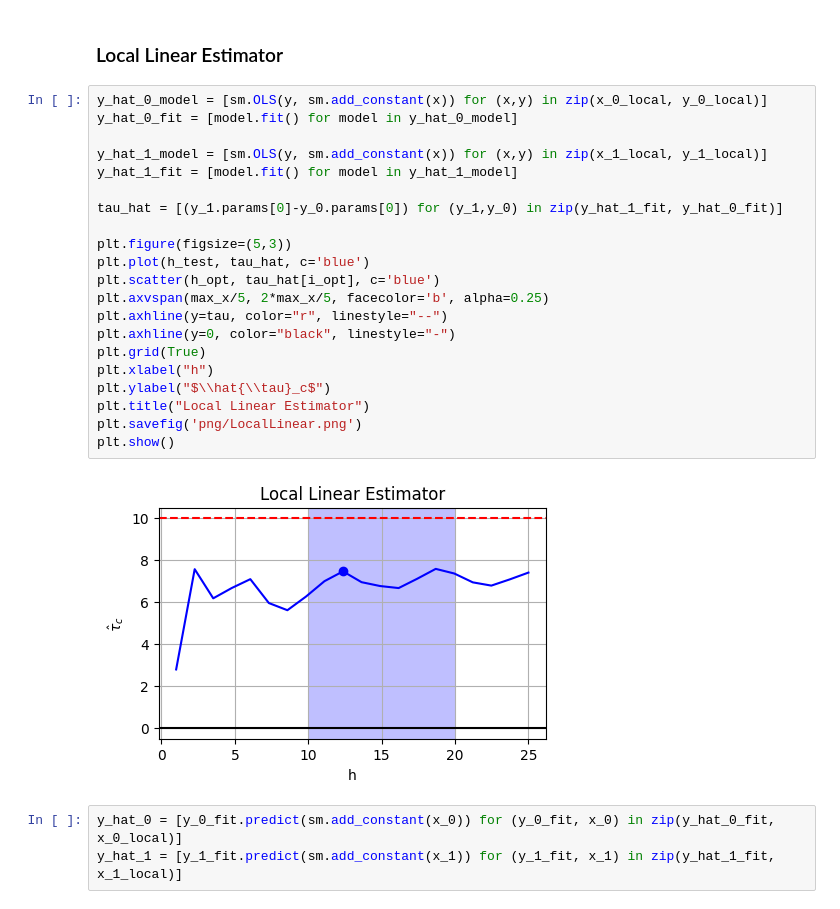
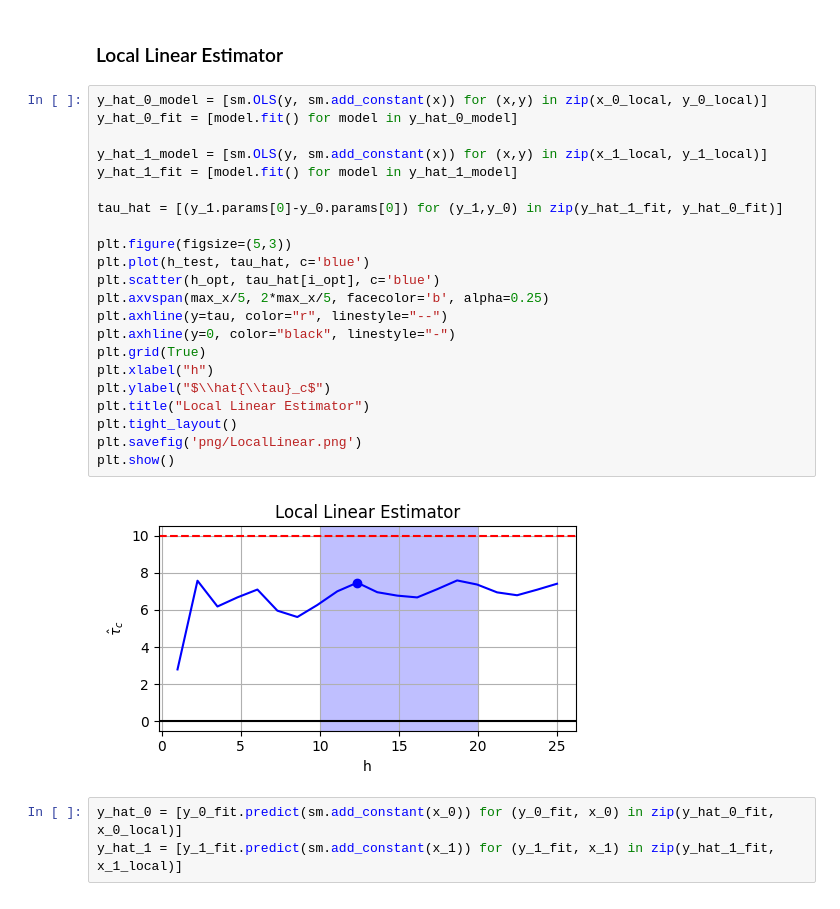
Before and after one commit to TiagoCAAmorim/causal_inference, a Jupyter notebook: Seminario/RegressionDiscontinuity.ipynb, the cells around one changed output. Drawn from its saved outputs; the diff is of its cells as text.

```diff
--- a/Seminario/RegressionDiscontinuity.ipynb
+++ b/Seminario/RegressionDiscontinuity.ipynb
@@ -135,26 +140,27 @@ plt.show()
 # %%
 y_hat_0_model = [sm.OLS(y, sm.add_constant(x)) for (x,y) in zip(x_0_local, y_0_local)]
 y_hat_0_fit = [model.fit() for model in y_hat_0_model]
 
 y_hat_1_model = [sm.OLS(y, sm.add_constant(x)) for (x,y) in zip(x_1_local, y_1_local)]
 y_hat_1_fit = [model.fit() for model in y_hat_1_model]
 
 tau_hat = [(y_1.params[0]-y_0.params[0]) for (y_1,y_0) in zip(y_hat_1_fit, y_hat_0_fit)]
 
 plt.figure(figsize=(5,3))
 plt.plot(h_test, tau_hat, c='blue')
 plt.scatter(h_opt, tau_hat[i_opt], c='blue')
 plt.axvspan(max_x/5, 2*max_x/5, facecolor='b', alpha=0.25)
 plt.axhline(y=tau, color="r", linestyle="--")
 plt.axhline(y=0, color="black", linestyle="-")
 plt.grid(True)
 plt.xlabel("h")
 plt.ylabel("$\\hat{\\tau}_c$")
 plt.title("Local Linear Estimator")
+plt.tight_layout()
 plt.savefig('png/LocalLinear.png')
 plt.show()
 # %% [output]
-[figure, old version]
+[figure, new version]
 # %%
 y_hat_0 = [y_0_fit.predict(sm.add_constant(x_0)) for (y_0_fit, x_0) in zip(y_hat_0_fit, x_0_local)]
 y_hat_1 = [y_1_fit.predict(sm.add_constant(x_1)) for (y_1_fit, x_1) in zip(y_hat_1_fit, x_1_local)]
```
Also changed, not shown: parts of 10 cells of this notebook, 9 other files.
